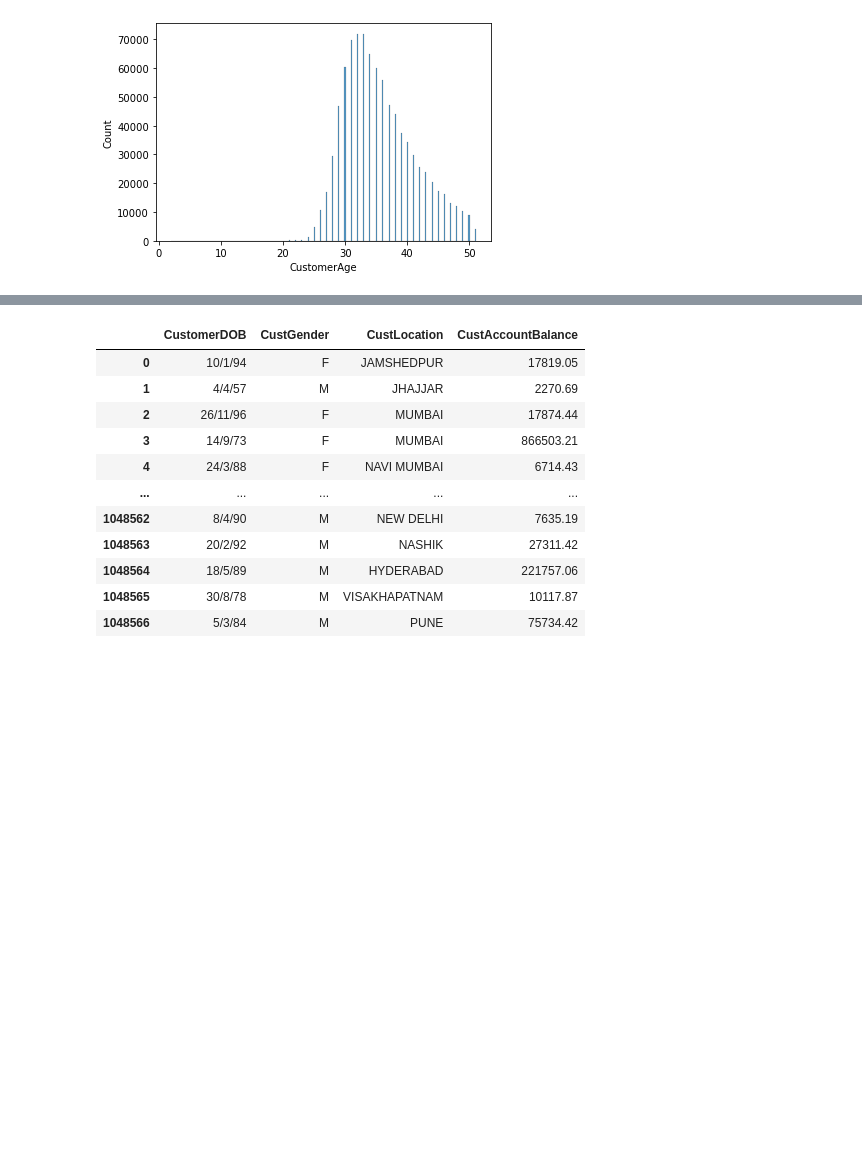
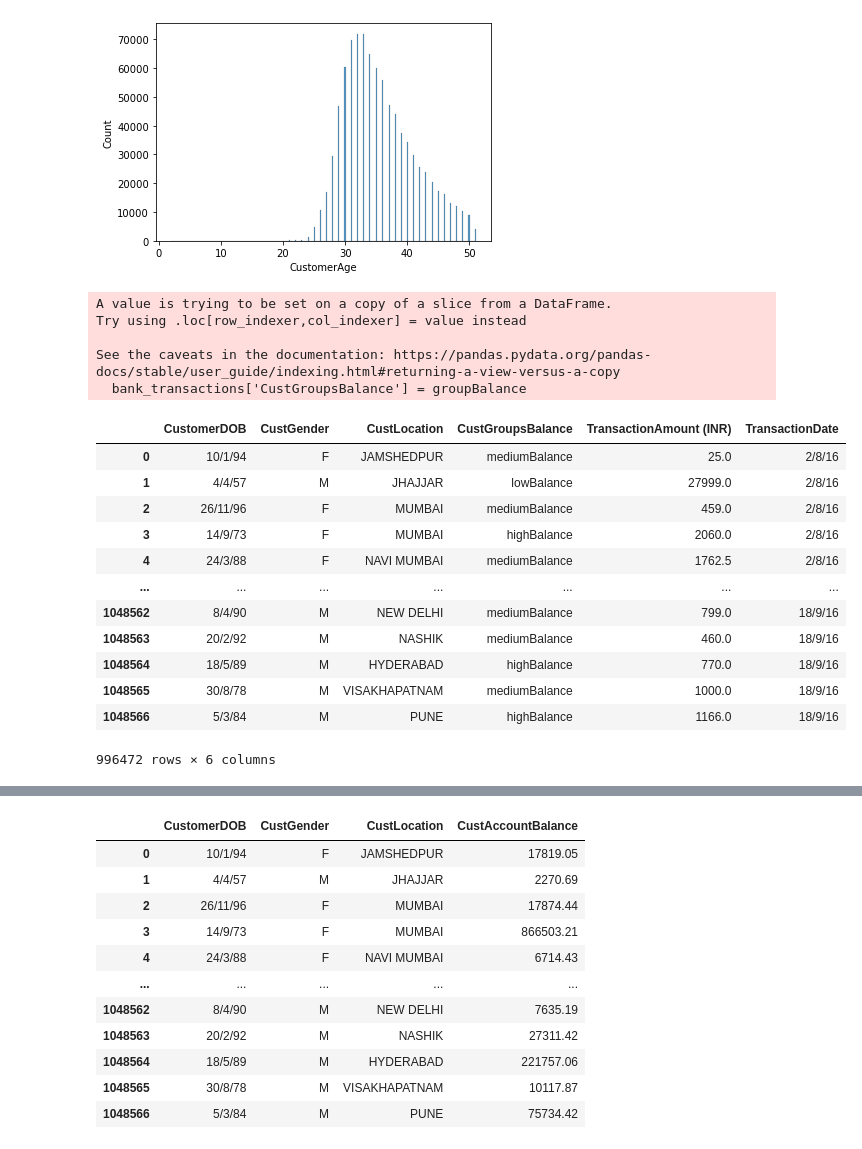
Before and after one commit to maryyyyna/ADM-HW4-Group14, a Jupyter notebook: Question1.ipynb, the cells around one changed output, grey strips where cells are left out. Drawn from its saved outputs; the diff is of its cells as text; code cells hidden in the pictures; blank space fills up the shorter version.

```diff
--- a/Question1.ipynb
+++ b/Question1.ipynb
@@ -56,6 +58,42 @@ sns.histplot(bank_transactions['CustomerAge'])
 # %% [output]
 <AxesSubplot:xlabel='CustomerAge', ylabel='Count'>
 [figure]
+# %%
+groupBalance = []
+maxBalance = bank_transactions['CustAccountBalance'].max()
+meanBalance = bank_transactions['CustAccountBalance'].mean()
+
+for balance in bank_transactions['CustAccountBalance']:
+    if balance < 5000:
+        groupBalance.append('lowBalance')
+    elif 5000 <= balance < 50000:
+        groupBalance.append('mediumBalance')
+    else:
+        groupBalance.append('highBalance')
+
+
+bank_transactions['CustGroupsBalance'] = groupBalance
+# %% [output]
+A value is trying to be set on a copy of a slice from a DataFrame.
+Try using .loc[row_indexer,col_indexer] = value instead
+
+See the caveats in the documentation: https://pandas.pydata.org/pandas-docs/stable/user_guide/indexing.html#returning-a-view-versus-a-copy
+  bank_transactions['CustGroupsBalance'] = groupBalance
 # %%
-users = bank_transactions[['CustomerDOB', 'CustomerID', 'CustGender', 'CustLocation', 'CustAccountBalance']]
+users = bank_transactions[['CustomerDOB',  'CustGender', 'CustLocation', 'CustGroupsBalance', 'TransactionAmount (INR)', 'TransactionDate']]
 users = users.drop_duplicates()
+users
+# %% [output]
+|  | CustomerDOB | CustGender | CustLocation | CustGroupsBalance | TransactionAmount (INR) | TransactionDate |
+| 0 | 10/1/94 | F | JAMSHEDPUR | mediumBalance | 25.0 | 2/8/16 |
+| 1 | 4/4/57 | M | JHAJJAR | lowBalance | 27999.0 | 2/8/16 |
+| 2 | 26/11/96 | F | MUMBAI | mediumBalance | 459.0 | 2/8/16 |
+| 3 | 14/9/73 | F | MUMBAI | highBalance | 2060.0 | 2/8/16 |
+| 4 | 24/3/88 | F | NAVI MUMBAI | mediumBalance | 1762.5 | 2/8/16 |
+| ... | ... | ... | ... | ... | ... | ... |
+| 1048562 | 8/4/90 | M | NEW DELHI | mediumBalance | 799.0 | 18/9/16 |
+| 1048563 | 20/2/92 | M | NASHIK | mediumBalance | 460.0 | 18/9/16 |
+| 1048564 | 18/5/89 | M | HYDERABAD | highBalance | 770.0 | 18/9/16 |
+| 1048565 | 30/8/78 | M | VISAKHAPATNAM | mediumBalance | 1000.0 | 18/9/16 |
+| 1048566 | 5/3/84 | M | PUNE | highBalance | 1166.0 | 18/9/16 |
+996472 rows × 6 columns
```
Also changed, not shown: parts of 12 cells of this notebook, 1 other file.
